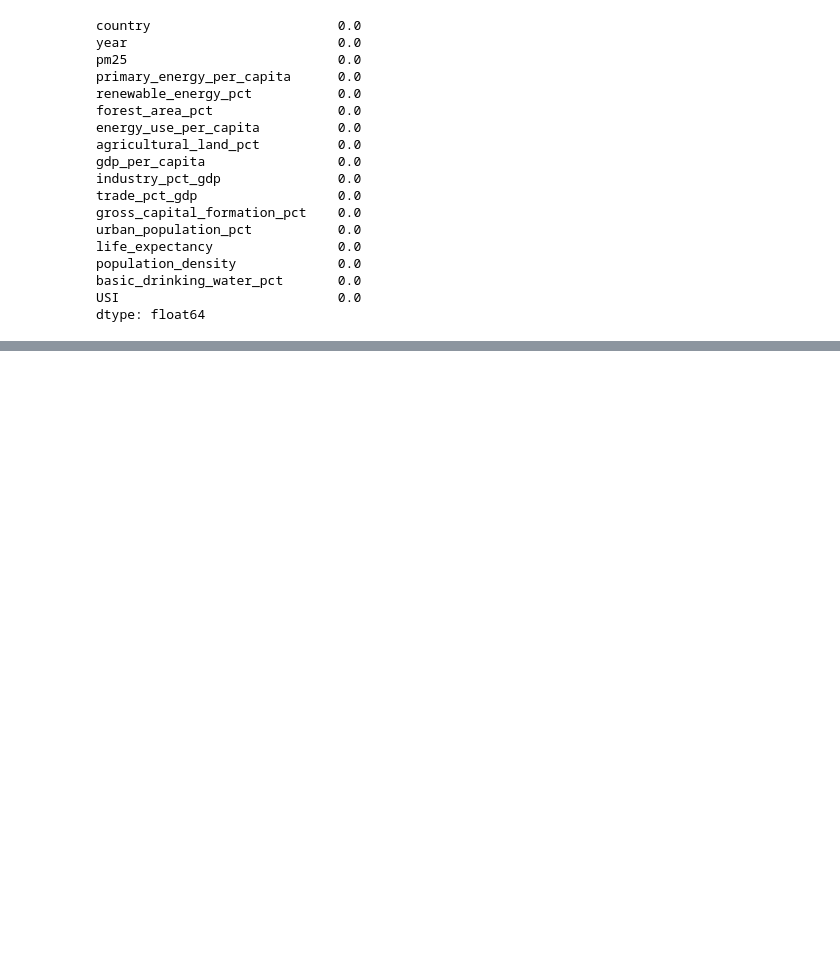
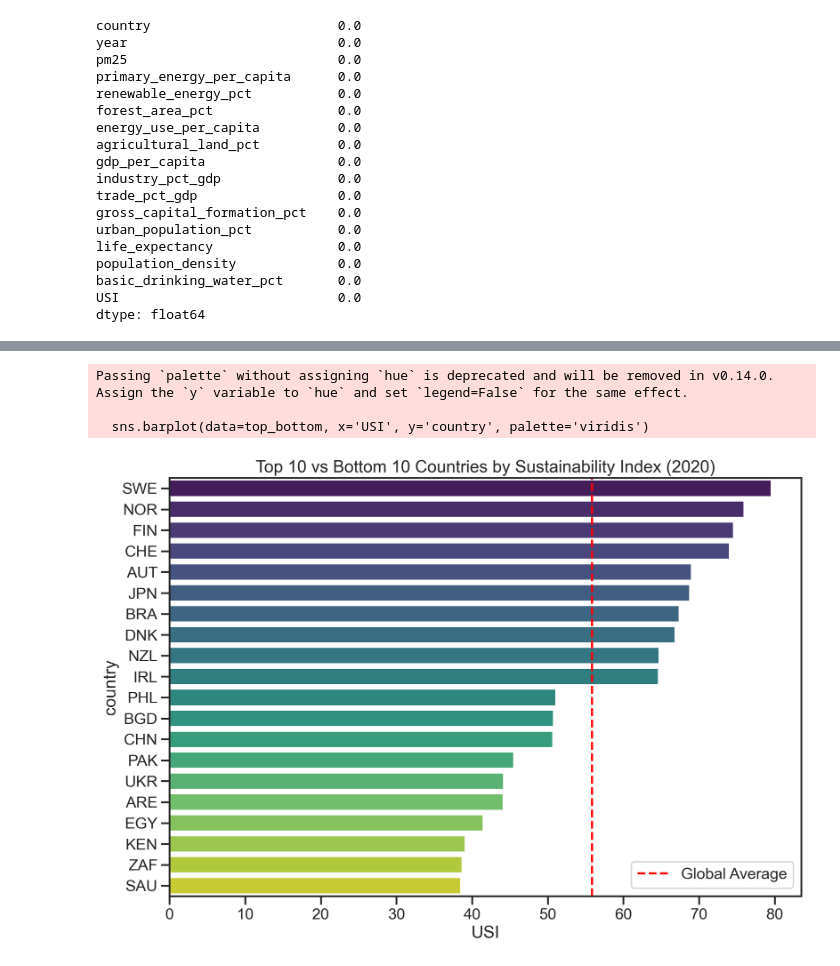
Before and after one commit to chrislowzhengxi/intro-ml, a Jupyter notebook: project/code.ipynb, the cells around one changed output, grey strips where cells are left out. Saved outputs shown, nothing was run; the diff lists cells and outputs as text; code cells hidden in the pictures; blank space fills up the shorter version.

```diff
--- a/project/code.ipynb
+++ b/project/code.ipynb
@@ -224,0 +353,15 @@ dtype: float64
+# %%
+latest_data = df[df['year'] == 2020].sort_values('USI', ascending=False)
+top_bottom = pd.concat([latest_data.head(10), latest_data.tail(10)])
+
+plt.figure(figsize=(12, 8))
+sns.barplot(data=top_bottom, x='USI', y='country', palette='viridis')
+plt.title('Top 10 vs Bottom 10 Countries by Sustainability Index (2020)')
+plt.axvline(df['USI'].mean(), color='red', linestyle='--', label='Global Average')
+plt.legend()
+plt.show()
+# %% [output]
+Passing `palette` without assigning `hue` is deprecated and will be removed in v0.14.0. Assign the `y` variable to `hue` and set `legend=False` for the same effect.
+
+  sns.barplot(data=top_bottom, x='USI', y='country', palette='viridis')
+[figure, added]
```
Also changed, not shown: parts of 20 cells of this notebook, 6 other files.
